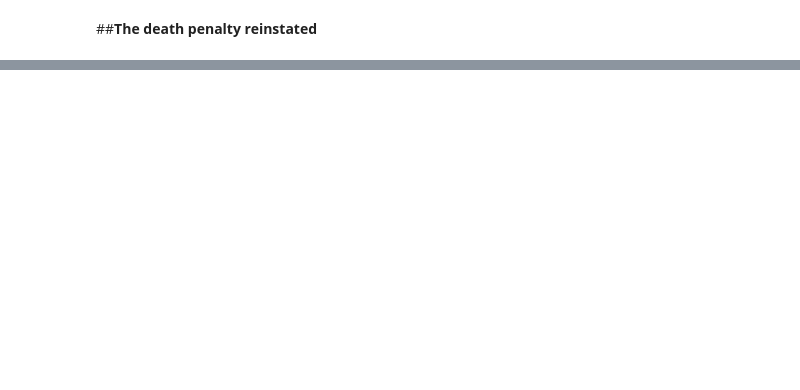
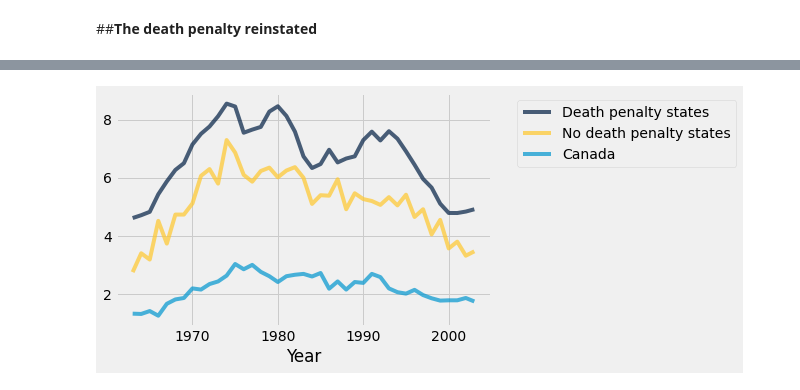
Before and after one commit to Kate5-7-2021/INFO-5502-SU2021, a Jupyter notebook: INFO_5502_Assign5_Murder_Rates.ipynb, the cells around one changed output, grey strips where cells are left out. Saved outputs shown, nothing was run; the diff lists cells and outputs as text; code cells hidden in the pictures; blank space fills up the shorter version.

```diff
--- a/INFO_5502_Assign5_Murder_Rates.ipynb
+++ b/INFO_5502_Assign5_Murder_Rates.ipynb
@@ -553,0 +602,6 @@ Test statistic 1975 to 1977 : -30
+# %%
+canada = Table.read_table('/content/canada.csv')
+murder_rates_with_canada = average_murder_rates.join("Year", canada.select("Year", "Homicide").relabeled("Homicide", "Canada"))
+murder_rates_with_canada.plot('Year')
+# %% [output]
+[figure, added]
```
Also changed, not shown: parts of 23 cells of this notebook.
